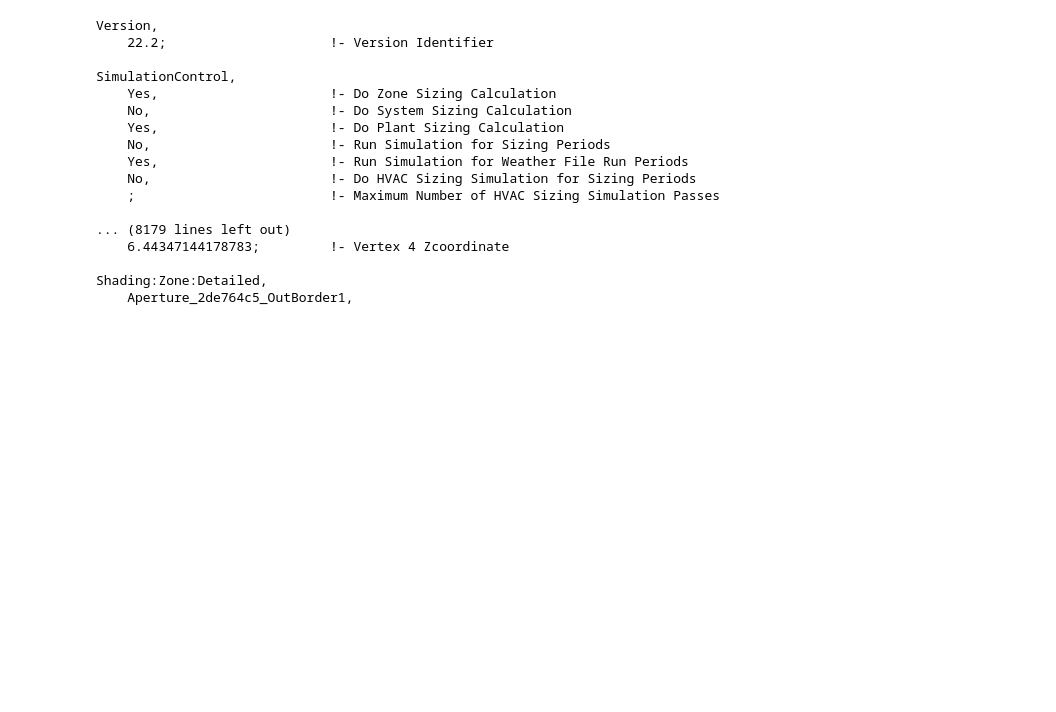
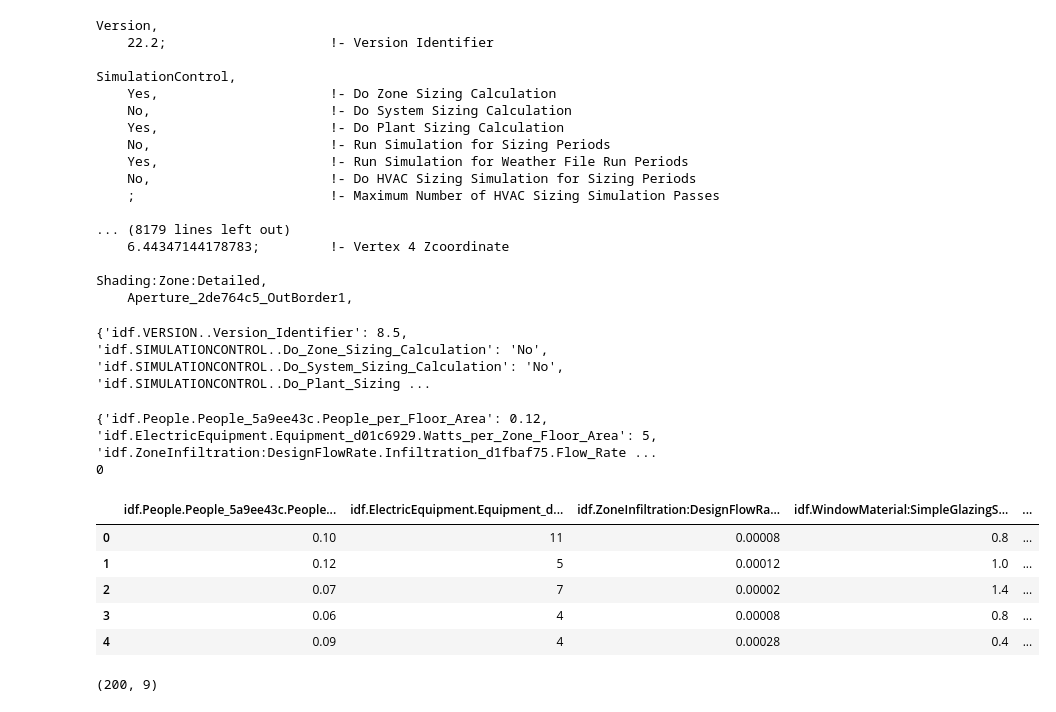
Before and after one commit to Lundkjaer/ClimAIte, a Jupyter notebook: run_many_EPs.ipynb, the cells around one changed output. Cells and saved outputs as stored; diff of their text form; code cells hidden in the pictures; blank space fills up the shorter version.

```diff
--- a/run_many_EPs.ipynb
+++ b/run_many_EPs.ipynb
@@ -51,0 +51,35 @@ json_functions.updateidf(idf1, json_str)
+# %%
+print(json_str)
+df_whole = pd.read_csv(r"C:\Users\sebas\Documents\GitHub\ClimAIte\data_records\record_9", sep=',')
+# %% [output]
+{'idf.VERSION..Version_Identifier': 8.5, 'idf.SIMULATIONCONTROL..Do_Zone_Sizing_Calculation': 'No', 'idf.SIMULATIONCONTROL..Do_System_Sizing_Calculation': 'No', 'idf.SIMULATIONCONTROL..Do_Plant_Sizing ...
+# %%
+df_whole['idf.ZoneHVAC:IdealLoadsAirSystem.Z2_First_Floor_9e34b4d3 Ideal Loads Air System.Sensible_Heat_Recovery_Effectiveness'] = df_whole['idf.ZoneHVAC:IdealLoadsAirSystem.Z1_Ground_Floor_48970ba6 Ideal Loads Air System.Sensible_Heat_Recovery_Effectiveness']
+df = df_whole.filter(regex='idf', axis=1)
+df.head()
+list_of_strings = []
+keys = df.columns.values.tolist()
+index_start = df.index.values.tolist()[0]
+for row in range(df.shape[0]):
+        dict = {}
+        for i in keys:
+                dict[i] = df.at[index_start + row, i]
+        list_of_strings.append(dict)
+print(list_of_strings[1])
+print(index_start)
+# %% [output]
+{'idf.People.People_5a9ee43c.People_per_Floor_Area': 0.12, 'idf.ElectricEquipment.Equipment_d01c6929.Watts_per_Zone_Floor_Area': 5, 'idf.ZoneInfiltration:DesignFlowRate.Infiltration_d1fbaf75.Flow_Rate ...
+0
+# %%
+df.head()
+# %% [output]
+|  | idf.People.People_5a9ee43c.People... | idf.ElectricEquipment.Equipment_d... | idf.ZoneInfiltration:DesignFlowRa... | idf.WindowMaterial:SimpleGlazingS... | ... |
+| 0 | 0.10 | 11 | 0.00008 | 0.8 | ... |
+| 1 | 0.12 | 5 | 0.00012 | 1.0 | ... |
+| 2 | 0.07 | 7 | 0.00002 | 1.4 | ... |
+| 3 | 0.06 | 4 | 0.00008 | 0.8 | ... |
+| 4 | 0.09 | 4 | 0.00028 | 0.4 | ... |
+# %%
+df.shape
+# %% [output]
+(200, 9)
```
Also changed, not shown: parts of 5 cells of this notebook, 13 other files.
